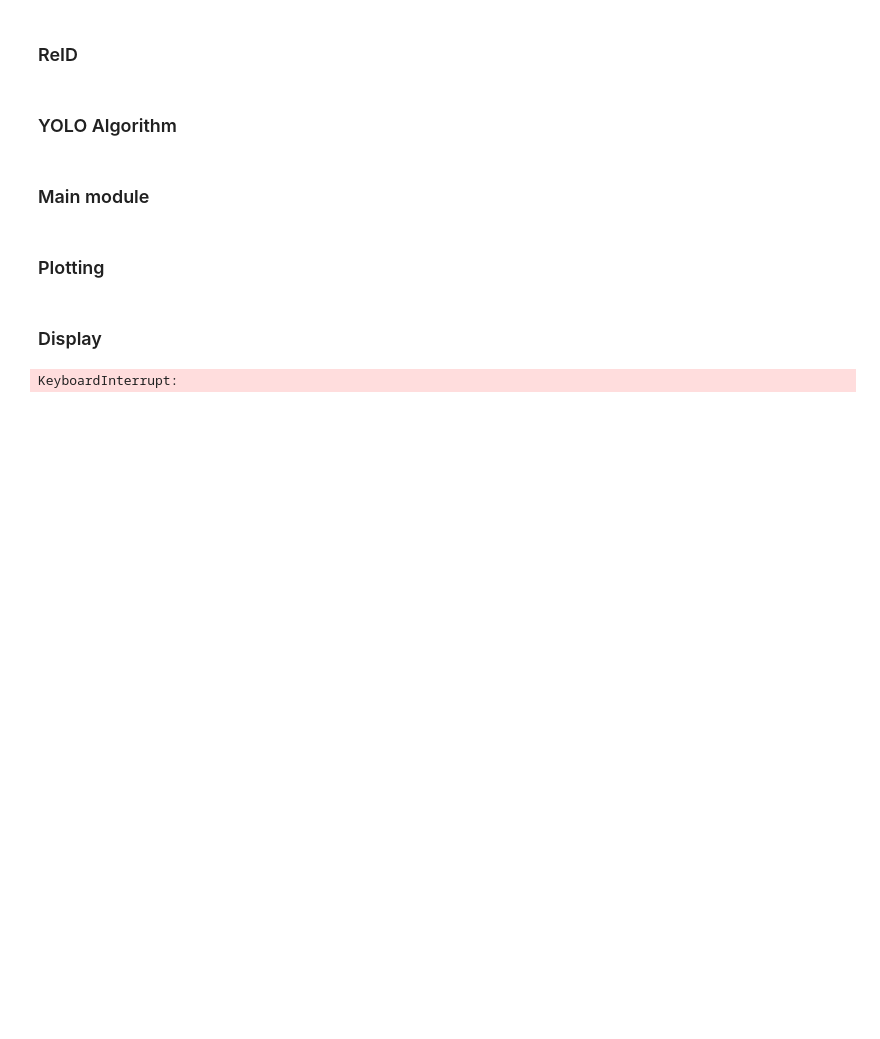
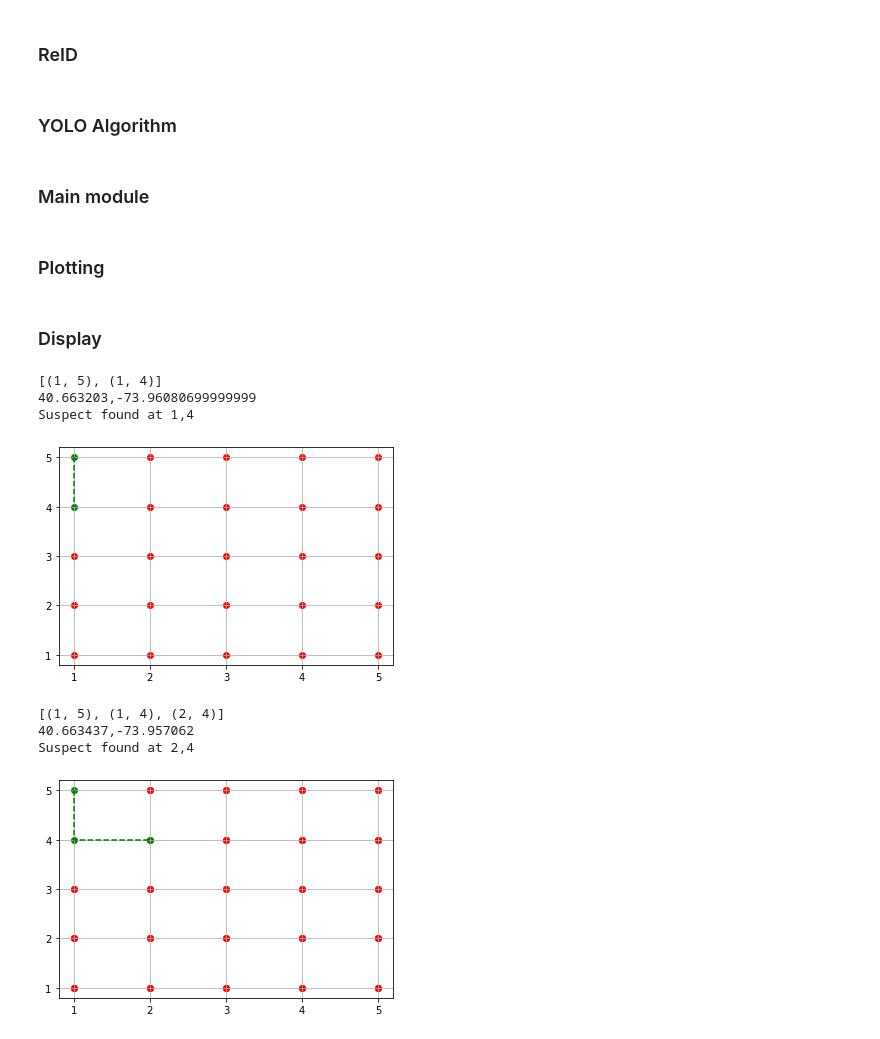
Before and after one commit to abphilip-vit/CollegeP8, a Jupyter notebook: Detection.ipynb, the cells around one changed output. Cells and saved outputs as stored; diff of their text form; code cells hidden in the pictures; blank space fills up the shorter version.

```diff
--- a/Detection.ipynb
+++ b/Detection.ipynb
@@ -270,10 +272,8 @@ def person(points1,p1,p2):
         message = "Suspect found at "+str(p1)+","+str(p2)
         person.len = person.len + 1
 
-        print("idx",p1," ",p2)
-        print(str(l2[p1-1][p2-1][0]) + ',' + str(l2[p1-1][p2-1][1]))
-        print("idx",p1,p2)
-        fdict[person.len] = str(l2[p1-1][p2-1][0])+ "," + str(l2[p1-1][p2-1][1])
+        print(str(l2[p2-1][p1-1][0]) + ',' + str(l2[p2-1][p1-1][1]))
+        fdict[person.len] = str(l2[p2-1][p1-1][0])+ "," + str(l2[p2-1][p1-1][1])
 
         ref.set(fdict)
         # service.send_message("9449277201", message)
@@ -284,29 +284,36 @@ def person(points1,p1,p2):
 # %%
 points = []
 points1 = [(1,5)]
 
 fdict = {}
 person.len = 0
-fdict[0] = "40.684029" + "," + "73.977629"
+fdict[0] = "40.684029" + "," + "-73.977629"
 
 for i in range(5):
     points1 = person(points1,points1[-1][0],points1[-1][1])
     for k in range(1,6):
             for l in range(1,6):
                 if (k,l) not in points1:
                     points.append((k,l))
     x = list(map(lambda x: x[0], points))
     y = list(map(lambda x: x[1], points))
 
     x1 = list(map(lambda x1: x1[0], points1))
     y1 = list(map(lambda x1: x1[1], points1))
 
     plt.xticks(npy.arange(1, 6, 1))
     plt.yticks(npy.arange(1, 6, 1))
     plt.scatter(x,y,c="r")
     plt.scatter(x1,y1,c="g")
     plt.grid(True)
     plt.plot(x1,y1,'g--');
     plt.show()
 # %% [output]
-KeyboardInterrupt:
+[(1, 5), (1, 4)]
+40.663203,-73.96080699999999
+Suspect found at 1,4
+[figure, added]
+[(1, 5), (1, 4), (2, 4)]
+40.663437,-73.957062
+Suspect found at 2,4
+[figure, added]
```
Also changed, not shown: parts of 1 cell of this notebook, 22 other files.
